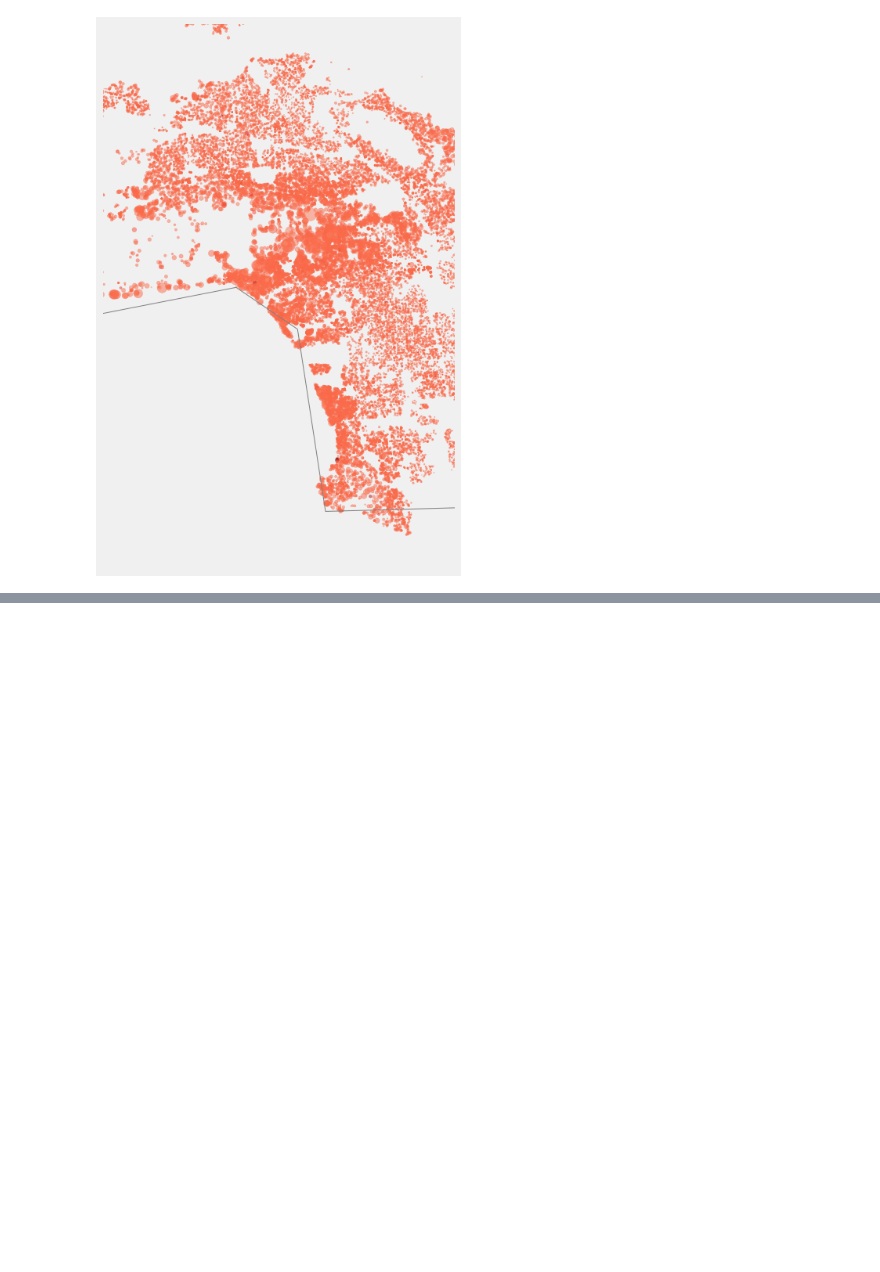
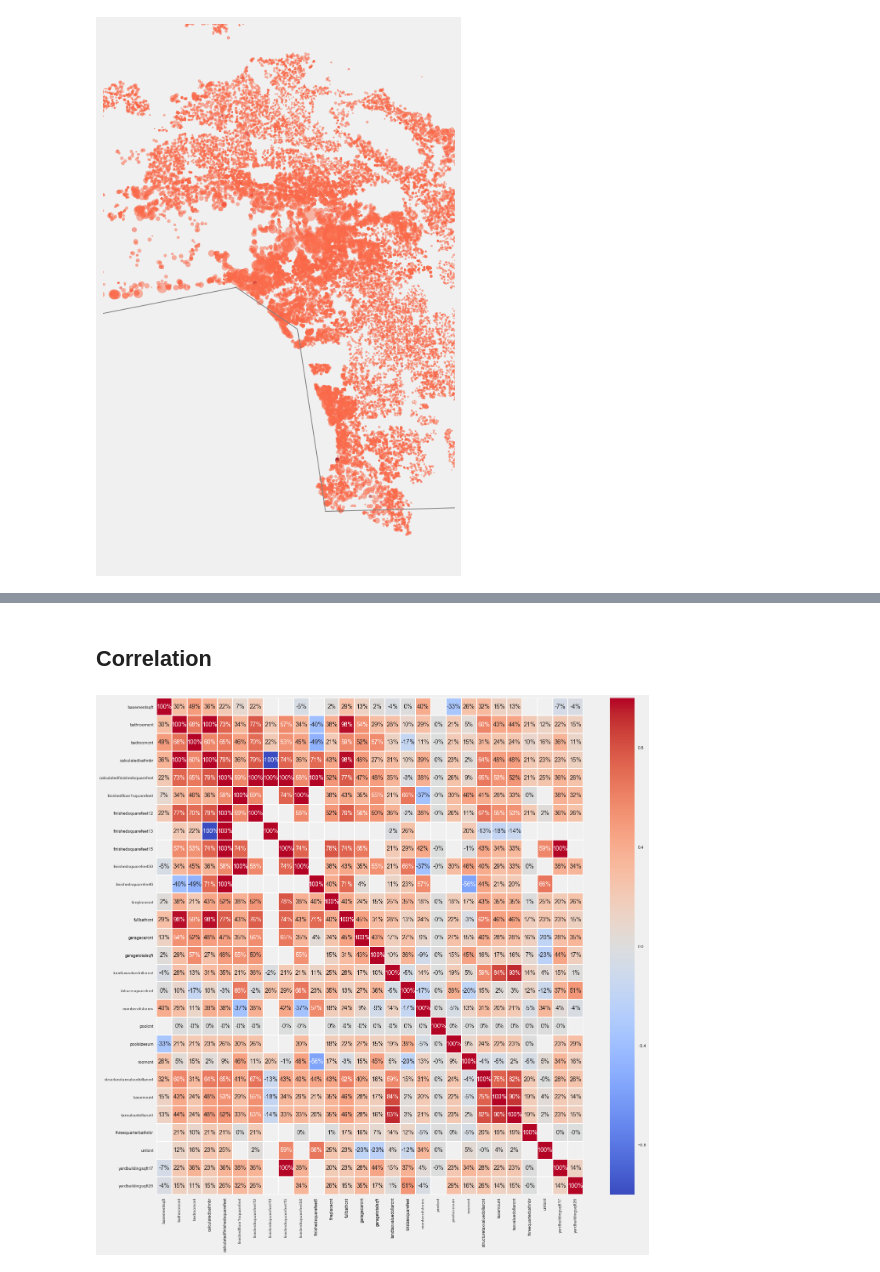
Before and after one commit to eschoenbrun/Zillow_Kaggle, a Jupyter notebook: exploratory_data_analysis.ipynb, the cells around one changed output, grey strips where cells are left out. Drawn from its saved outputs; the diff is of its cells as text; code cells hidden in the pictures; blank space fills up the shorter version.

Commit message:
add correlation plot

```diff
--- a/exploratory_data_analysis.ipynb
+++ b/exploratory_data_analysis.ipynb
@@ -249,0 +250,12 @@ Image("images/greater_los_angeles.PNG")
+# %% [markdown]
+## Correlation
+# %%
+# Compute the correlation matrix
+corr = num_data.iloc[:, 1:].corr()
+
+# Draw the heatmap
+f, ax = plt.subplots(figsize=(20,20))
+ax = sns.heatmap(corr, cmap="coolwarm", fmt='.0%',
+    linecolor='white',linewidths=1, annot=True)
+# %% [output]
+[figure, added]
```
Also changed, not shown: parts of 1 cell of this notebook.
